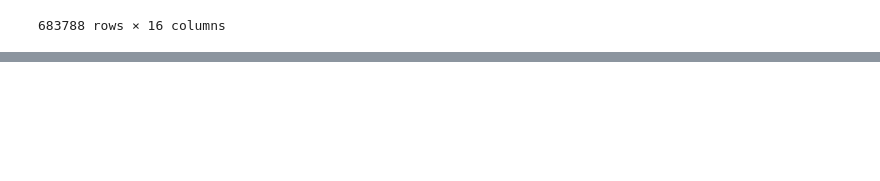
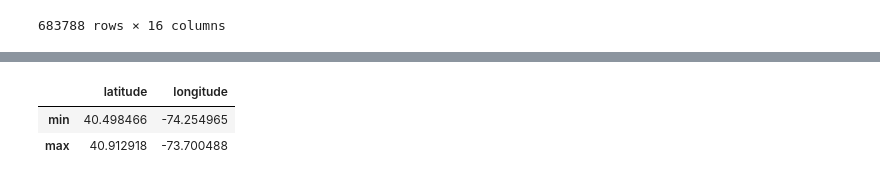
Before and after one commit to asha8r/2015-Street-Tree-Census, a Jupyter notebook: 2015_Street_Tree_Census.ipynb, the cells around one changed output, grey strips where cells are left out. Drawn from its saved outputs; the diff is of its cells as text; code cells hidden in the pictures; blank space fills up the shorter version.

```diff
--- a/2015_Street_Tree_Census.ipynb
+++ b/2015_Street_Tree_Census.ipynb
@@ -179,0 +275,7 @@ street_tree_subset
+# %%
+lat_long_summary = street_tree_subset[['latitude', 'longitude']].agg(['min', 'max'])
+lat_long_summary
+# %% [output]
+|  | latitude | longitude |
+| min | 40.498466 | -74.254965 |
+| max | 40.912918 | -73.700488 |
```
Also changed, not shown: parts of 8 cells of this notebook.
